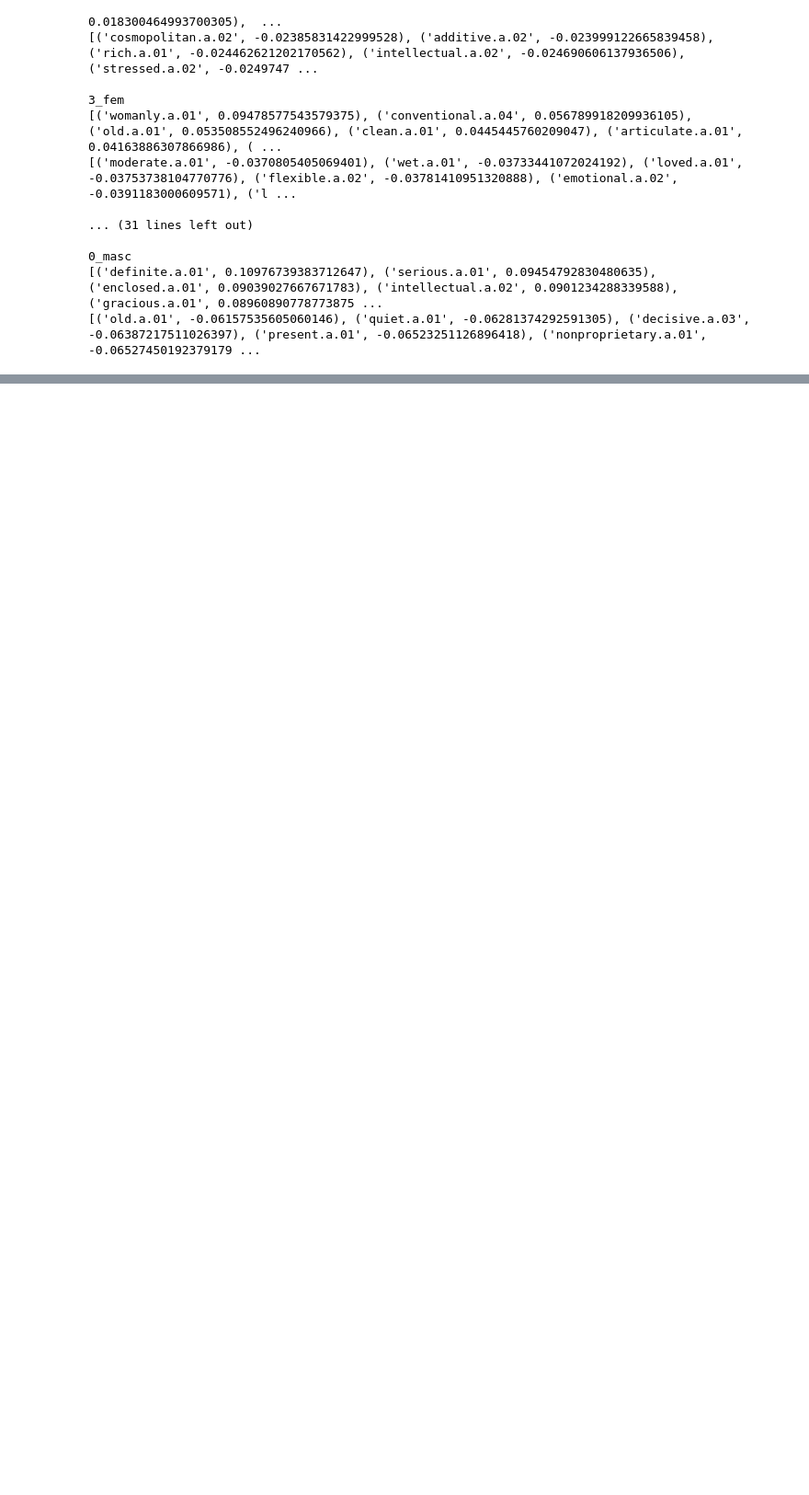
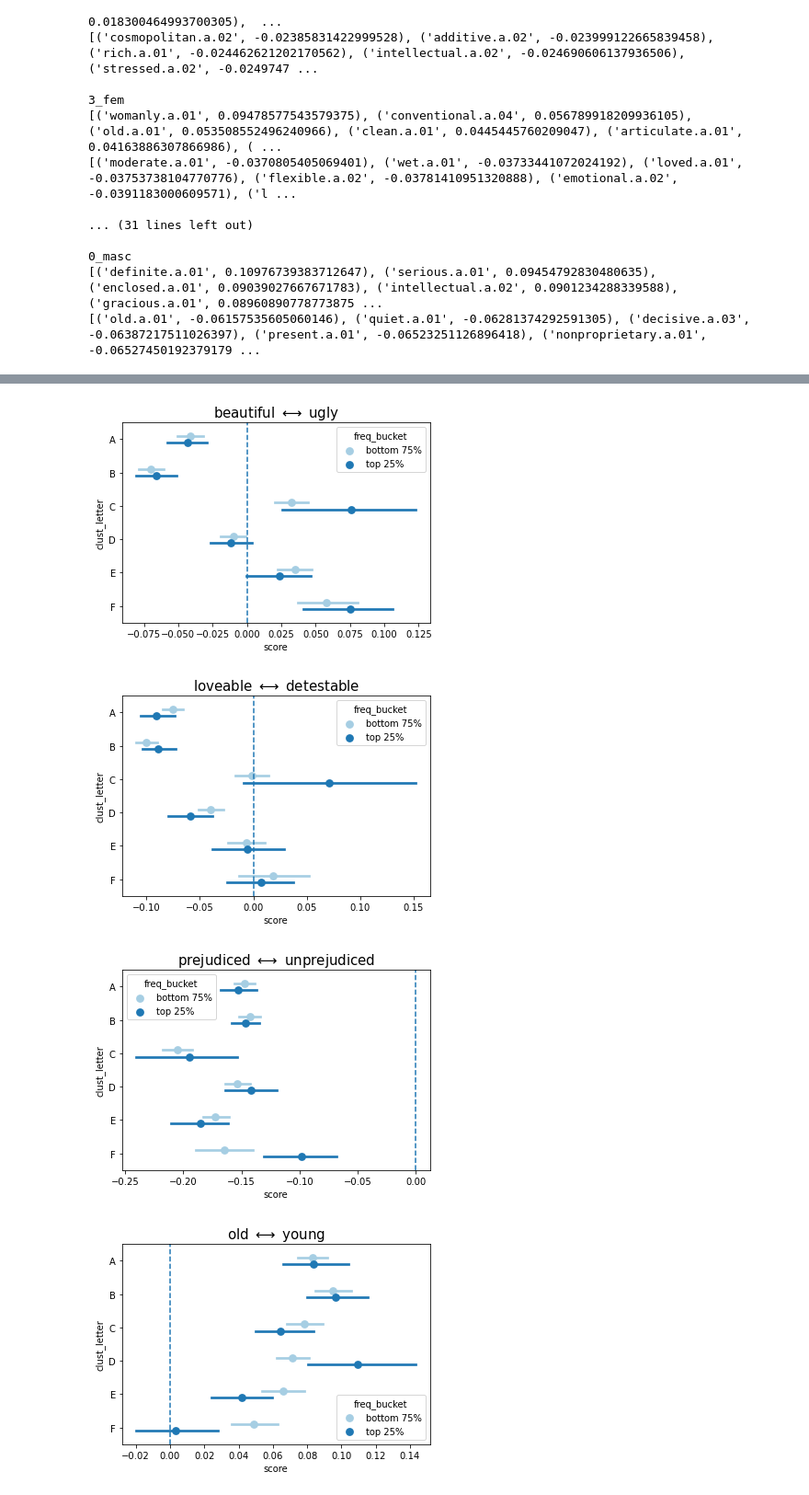
Before and after one commit to lucy3/context_semantic_axes, a Jupyter notebook: code/semantics_viz.ipynb, the cells around one changed output, grey strips where cells are left out. Shown at 92% size. Drawn from its saved outputs; the diff is of its cells as text; code cells hidden in the pictures; blank space fills up the shorter version.

```diff
--- a/code/semantics_viz.ipynb
+++ b/code/semantics_viz.ipynb
@@ -319,0 +449,8 @@ common_shift_poles.most_common(30)
+# %%
+def get_freq_bucket(x):
+    if x <= third_cutoff:
+        return 'bottom 75%'
+    else:
+        return 'top 25%'
+cluster_score_df['freq_bucket'] = cluster_score_df['log_freq'].apply(get_freq_bucket)
+cluster_score_df
@@ -319,0 +471,34 @@ common_shift_poles.most_common(30)
+# %%
+fem_cluster_score_df = cluster_score_df[cluster_score_df['gender'] == 'fem']
+masc_cluster_score_df = cluster_score_df[cluster_score_df['gender'] == 'masc']
+# %%
+def reindex_df(df, weight_col):
+    """expand the dataframe to prepare for resampling
+    result is 1 row per count per sample"""
+    df = df.reindex(df.index.repeat(df[weight_col]))
+    df.reset_index(drop=True, inplace=True)
+    return(df)
+cluster_order_str = [str(x) for x in cluster_order]
+pole_titles = {'beautiful.a.01' : 'beautiful $\longleftrightarrow$ ugly',
+               'lovable.a.01' : 'loveable $\longleftrightarrow$ detestable',
+               'prejudiced.a.02': 'prejudiced $\longleftrightarrow$ unprejudiced',
+               'old.a.01': 'old $\longleftrightarrow$ young',
+               'clean.a.01': 'clean $\longleftrightarrow$ dirty',
+               'educated.a.01': 'knowledgeable $\longleftrightarrow$ ignorant',
+               'liked.a.01': 'likeable $\longleftrightarrow$ unlikable',
+               'heavy.a.04': 'distressful $\longleftrightarrow$ casual, light',
+               'delicate.a.01': 'delicate $\longleftrightarrow$ tough',
+              }
+# %%
+for pole in fem_axes:
+    this_df = fem_cluster_score_df[fem_cluster_score_df['pole'] == pole]
+    sns.pointplot(x="score", y="clust_letter", hue='freq_bucket', palette="Paired",
+                  data=this_df, orient="h", dodge=.2, join=False)
+    plt.axvline(0, linestyle='--')
+    plt.title(pole_titles[pole], fontsize=15)
+    plt.show()
+# %% [output]
+[figure, added]
+[figure, added]
+[figure, added]
+[figure, added]
```
Also changed, not shown: parts of 16 cells of this notebook, 3 other files.
